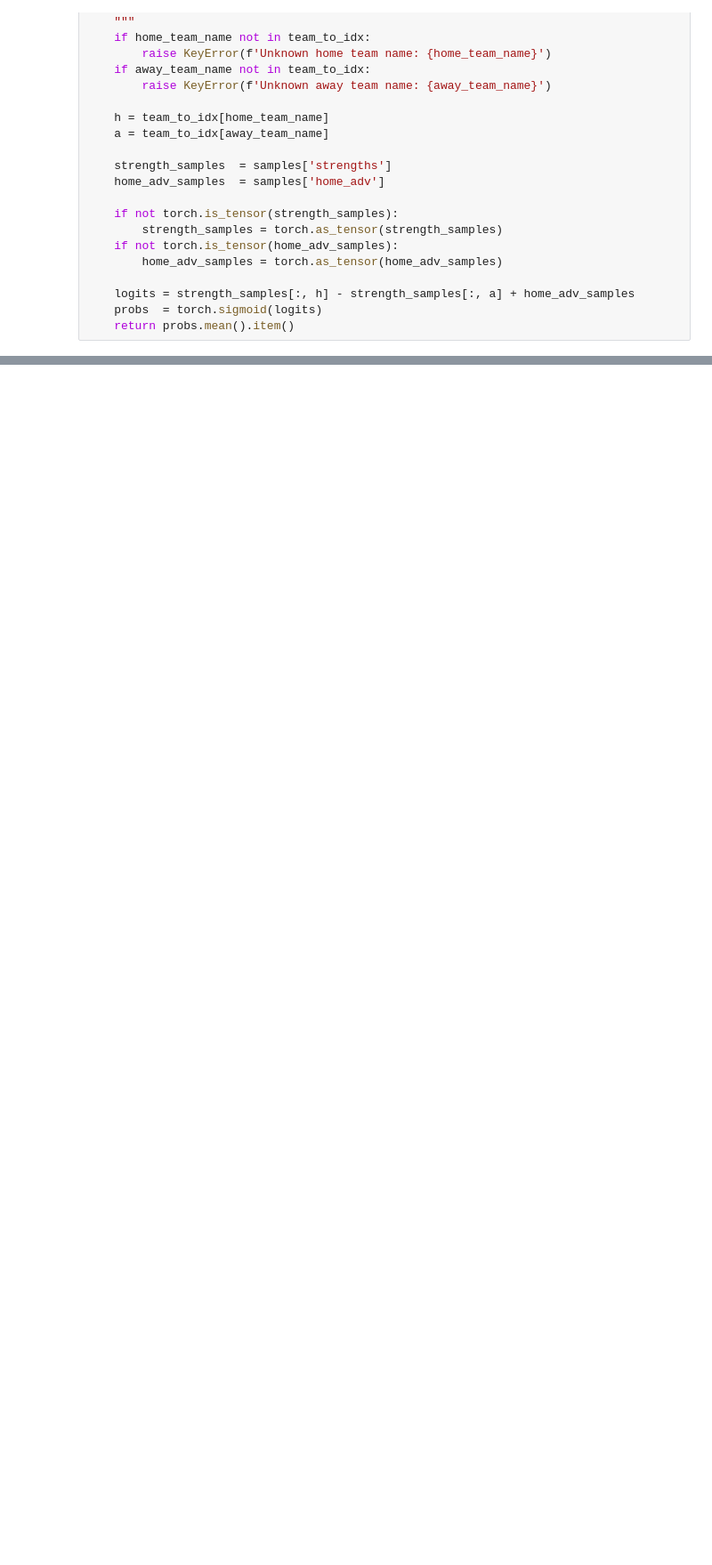
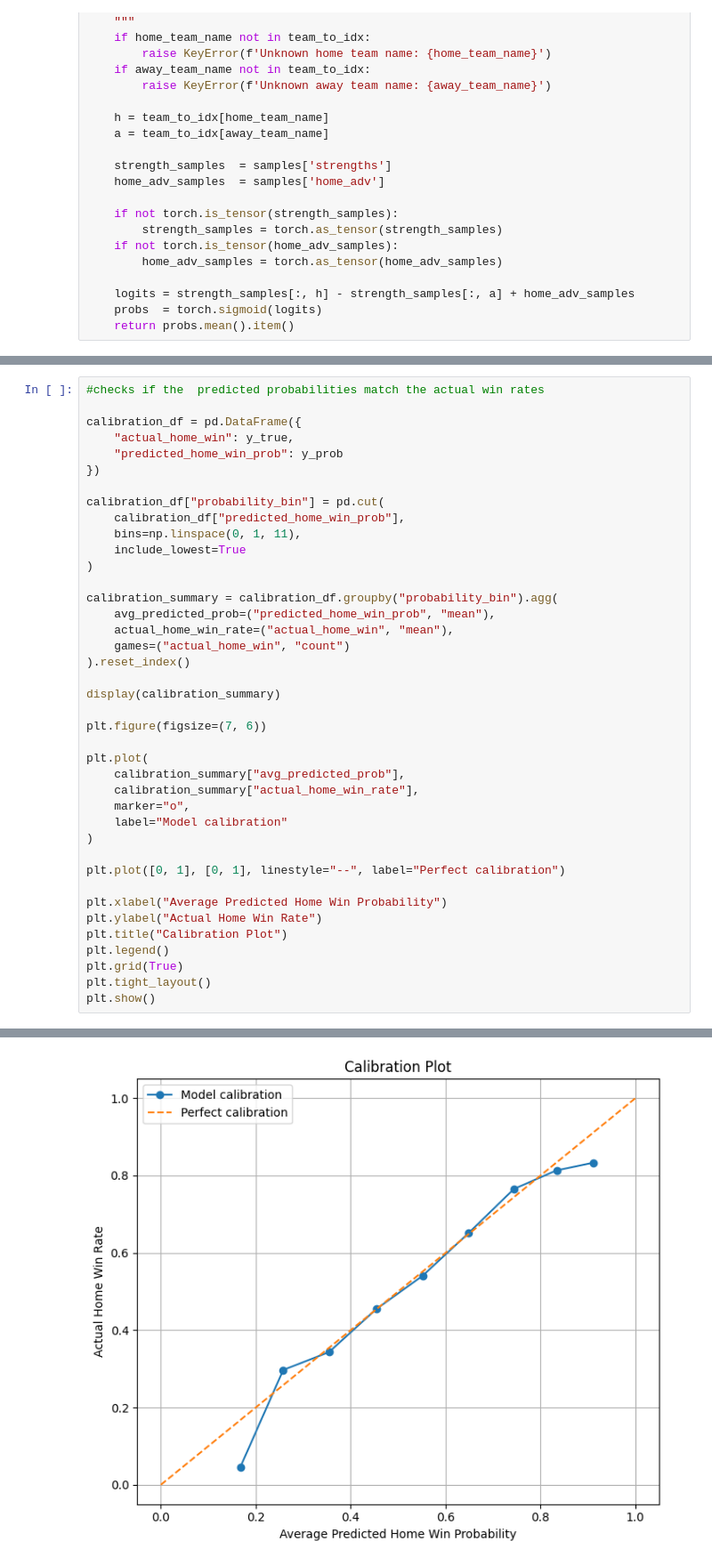
Before and after one commit to kaydeereyes/cs179-stats-prediction, a Jupyter notebook: model.ipynb, the cells around one changed output, grey strips where cells are left out. Shown at 89% size. Cells and saved outputs as stored; diff of their text form; blank space fills up the shorter version.

Commit message:
added prediction accuracy evaluation, calibration, and performance vs training data size metrics

```diff
--- a/model.ipynb
+++ b/model.ipynb
@@ -231,0 +330,41 @@ def predict_proba(home_team_name, away_team_name, samples, team_to_idx, idx_to_n
+# %%
+#checks if the  predicted probabilities match the actual win rates
+
+calibration_df = pd.DataFrame({
+    "actual_home_win": y_true,
+    "predicted_home_win_prob": y_prob
+})
+
+calibration_df["probability_bin"] = pd.cut(
+    calibration_df["predicted_home_win_prob"],
+    bins=np.linspace(0, 1, 11),
+    include_lowest=True
+)
+
+calibration_summary = calibration_df.groupby("probability_bin").agg(
+    avg_predicted_prob=("predicted_home_win_prob", "mean"),
+    actual_home_win_rate=("actual_home_win", "mean"),
+    games=("actual_home_win", "count")
+).reset_index()
+
+display(calibration_summary)
+
+plt.figure(figsize=(7, 6))
+
+plt.plot(
+    calibration_summary["avg_predicted_prob"],
+    calibration_summary["actual_home_win_rate"],
+    marker="o",
+    label="Model calibration"
+)
+
+plt.plot([0, 1], [0, 1], linestyle="--", label="Perfect calibration")
+
+plt.xlabel("Average Predicted Home Win Probability")
+plt.ylabel("Actual Home Win Rate")
+plt.title("Calibration Plot")
+plt.legend()
+plt.grid(True)
+plt.tight_layout()
+plt.show()
+# %% [output]
@@ -231,0 +381 @@ def predict_proba(home_team_name, away_team_name, samples, team_to_idx, idx_to_n
+[figure, added]
```
Also changed, not shown: parts of 20 cells of this notebook.
